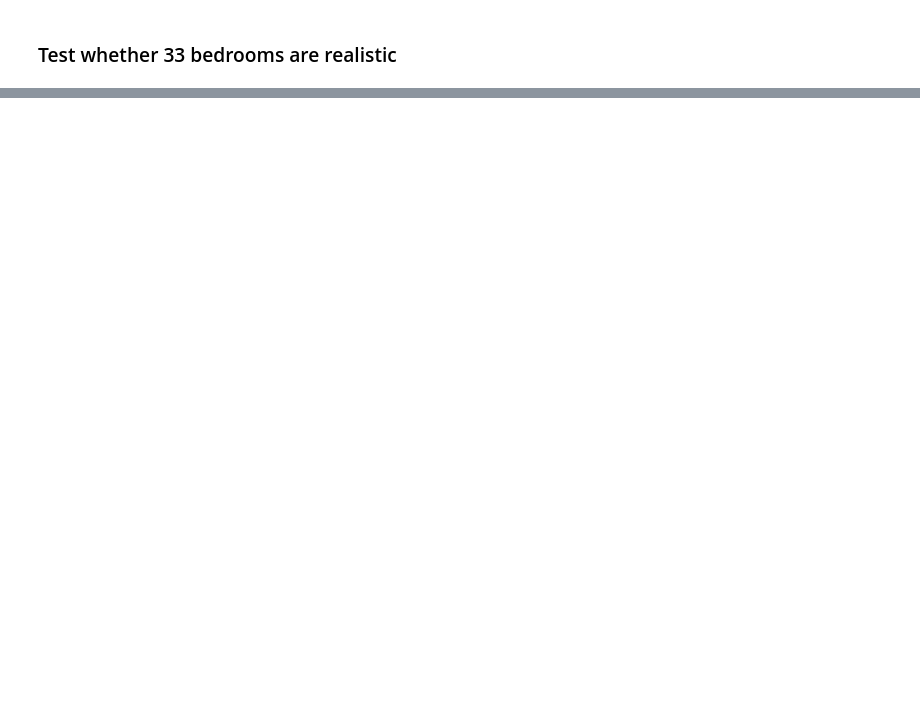
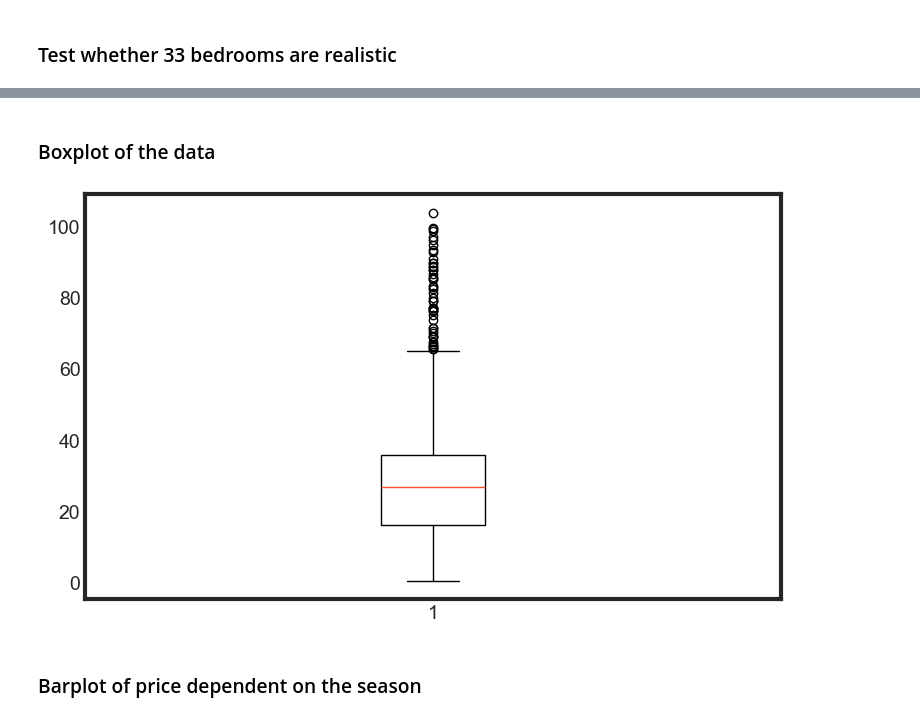
Before and after one commit to AylinH/ds-EDA_project, a Jupyter notebook: EDA.ipynb, the cells around one changed output, grey strips where cells are left out. Cells and saved outputs as stored; diff of their text form; code cells hidden in the pictures; blank space fills up the shorter version.

```diff
--- a/EDA.ipynb
+++ b/EDA.ipynb
@@ -275,0 +314,10 @@ fig.delaxes(ax[1][2]);
+# %%
+df_clean["price_squarefoot"] = df_clean["price"]/df_clean["sqft_lot"]
+
+df_clean["condition_true"] = np.where(df_clean["condition"] > 2, True, False)
+df_clean["grade_true"] = np.where((df_clean["grade"] > 6) & (df_clean["grade"] < 10), True, False)
+df_group = df_clean.groupby("zipcode")["grade_true"].value_counts(normalize=True).unstack(fill_value=0)
+df_group = df_group.reset_index()
+df_group_met = df_group.rename(columns={True: "condition_met"})
+df_group_met["condition_met"] = df_group_met["condition_met"] *100
+df_group_met
@@ -275,0 +523,16 @@ fig.delaxes(ax[1][2]);
+# %%
+df_season = filtered_list_final.copy()
+
+def get_season(x):
+    if (x.month == 12) | (x.month <= 2):
+        return 'winter'
+    if (x.month >= 3) & (x.month <= 5):
+        return 'spring'
+    if (x.month >= 6) & (x.month <= 8):
+        return 'summer'
+    if (x.month >= 9) & (x.month <= 11):
+        return 'autumn'
+
+
+df_season['season'] = df_season['date'].map(get_season)
+df_season.head()
@@ -275,0 +547,9 @@ fig.delaxes(ax[1][2]);
+# %% [markdown]
+### Boxplot of the data
+# %%
+plt.boxplot(df_season['price_squarefoot'])
+plt.show()
+# %% [output]
+[figure, added]
+# %% [markdown]
+### Barplot of price dependent on the season
```
Also changed, not shown: parts of 41 cells of this notebook.
